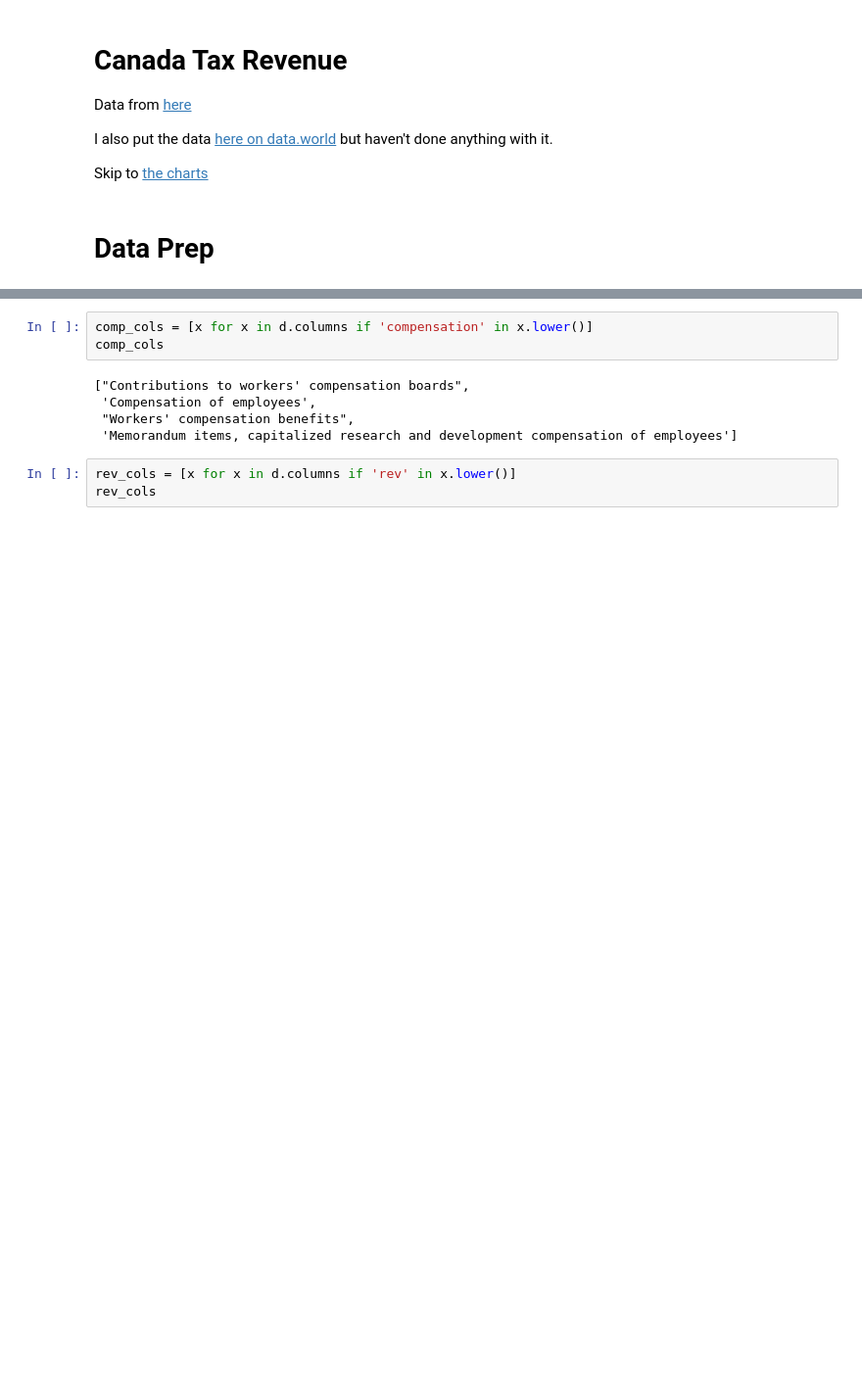
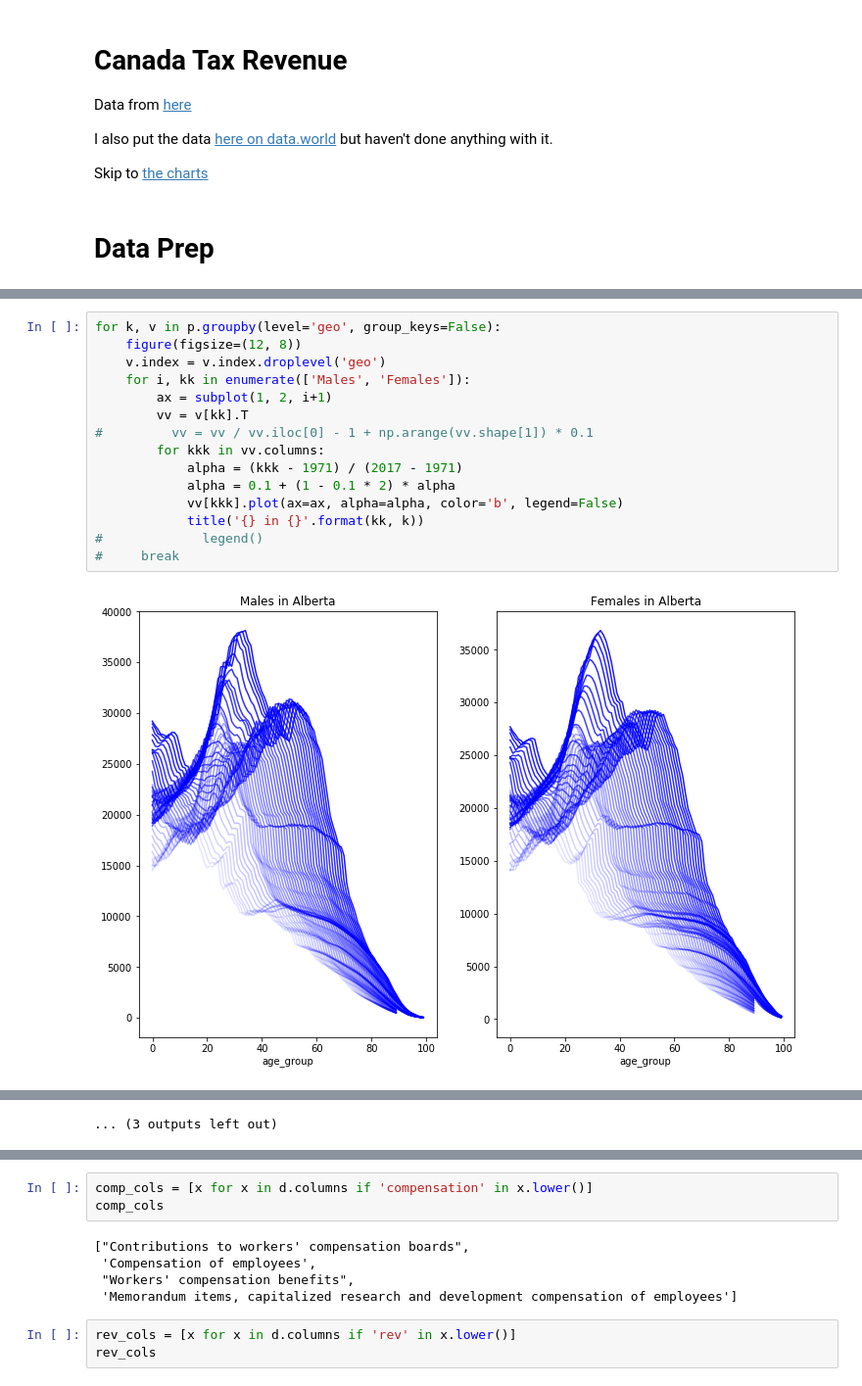
Before and after one commit to cottrell/notebooks, a Jupyter notebook: data/tax/canada/canada_tax_revenue.ipynb, the cells around one changed output, grey strips where cells are left out. Shown at 98% size. Cells and saved outputs as stored; diff of their text form; blank space fills up the shorter version.

```diff
--- a/data/tax/canada/canada_tax_revenue.ipynb
+++ b/data/tax/canada/canada_tax_revenue.ipynb
@@ -97,0 +77,17 @@ d.head().T
+# %%
+for k, v in p.groupby(level='geo', group_keys=False):
+    figure(figsize=(12, 8))
+    v.index = v.index.droplevel('geo')
+    for i, kk in enumerate(['Males', 'Females']):
+        ax = subplot(1, 2, i+1)
+        vv = v[kk].T
+#         vv = vv / vv.iloc[0] - 1 + np.arange(vv.shape[1]) * 0.1
+        for kkk in vv.columns:
+            alpha = (kkk - 1971) / (2017 - 1971)
+            alpha = 0.1 + (1 - 0.1 * 2) * alpha
+            vv[kkk].plot(ax=ax, alpha=alpha, color='b', legend=False)
+            title('{} in {}'.format(kk, k))
+#             legend()
+#     break
+# %% [output]
+[figure, added]
@@ -97,0 +105 @@ d.head().T
+... (3 outputs left out)
```
Also changed, not shown: parts of 23 cells of this notebook, 5 other files.
